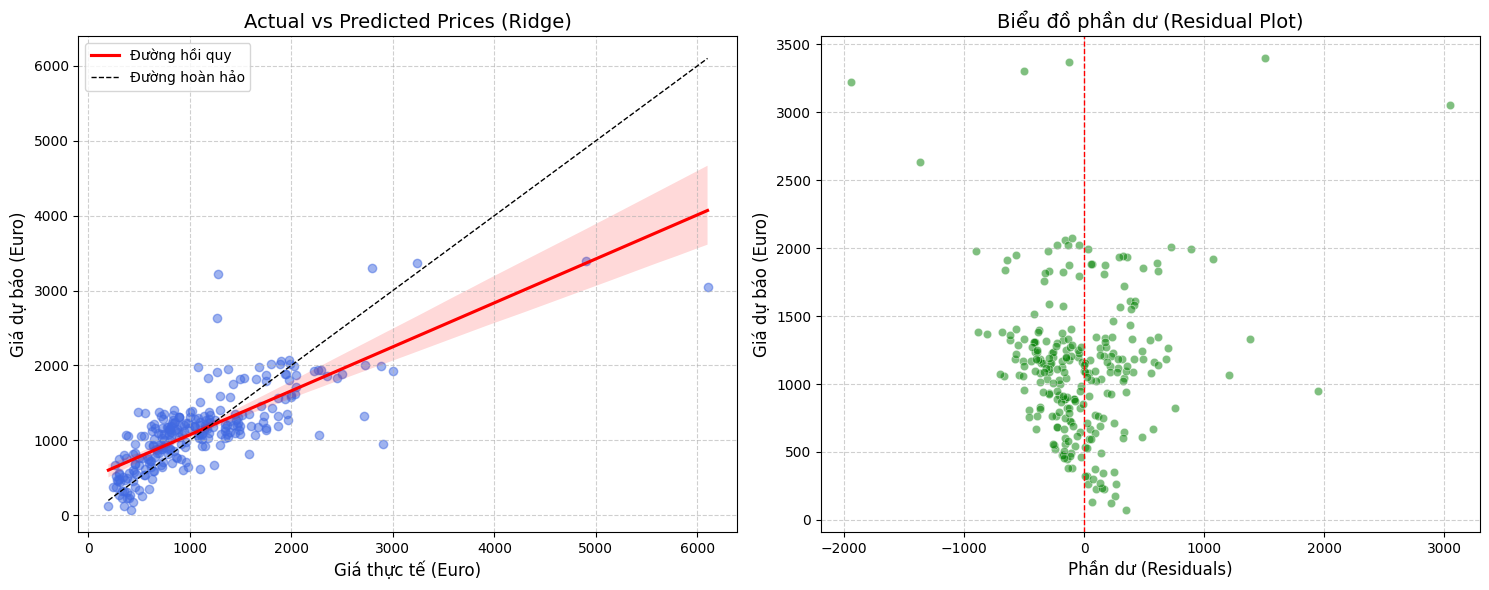
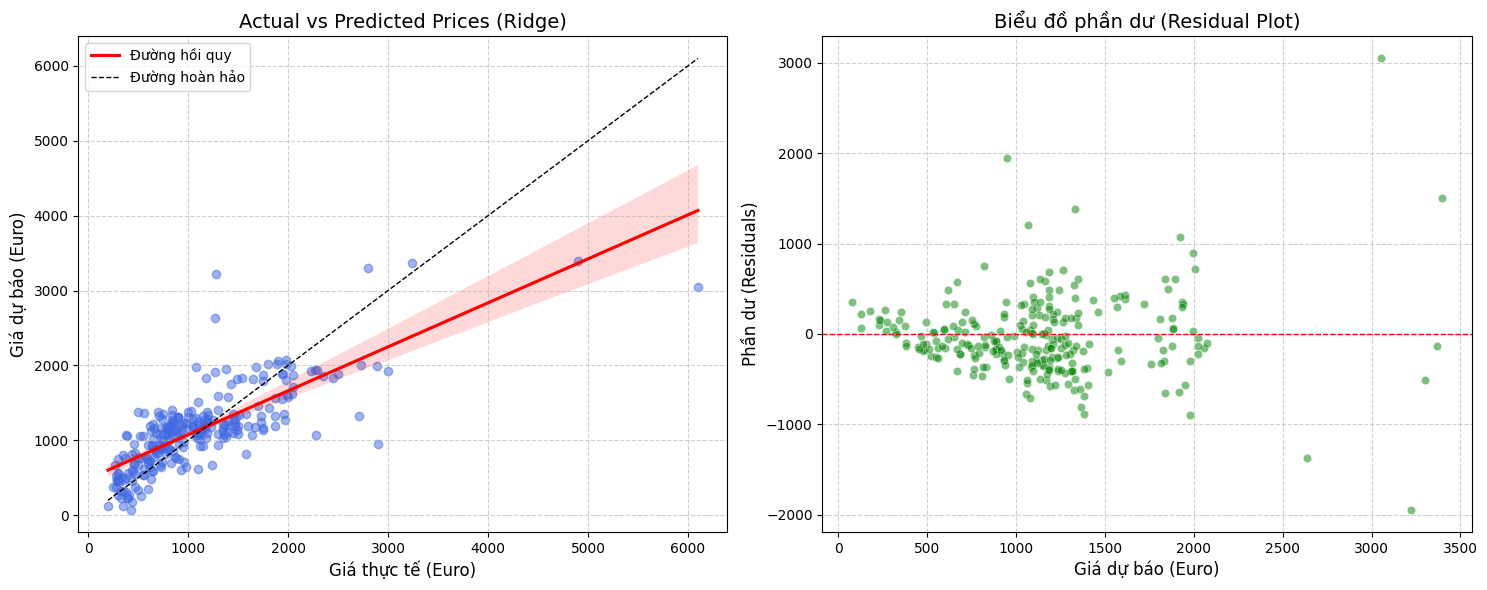
The notebook cell's code change between the first figure and the second:
--- before
+++ after
@@ -49,8 +49,8 @@
 plt.subplot(1, 2, 2) # Second subplot for Residual Plot
 residuals = y_test - y_pred
-sns.scatterplot(x=residuals, y=y_pred, alpha=0.5, color='green')
-plt.axvline(x=0, color='red', linestyle='--', lw=1)
-plt.xlabel('Phần dư (Residuals)', fontsize=12)
-plt.ylabel('Giá dự báo (Euro)', fontsize=12)
+sns.scatterplot(x=y_pred, y=residuals, alpha=0.5, color='green') # Predicted values on x, residuals on y
+plt.axhline(y=0, color='red', linestyle='--', lw=1)
+plt.xlabel('Giá dự báo (Euro)', fontsize=12) # Label for x-axis
+plt.ylabel('Phần dư (Residuals)', fontsize=12) # Label for y-axis
 plt.title('Biểu đồ phần dư (Residual Plot)', fontsize=14)
 plt.grid(True, linestyle='--', alpha=0.6)

Commit: Được tạo bằng Colab